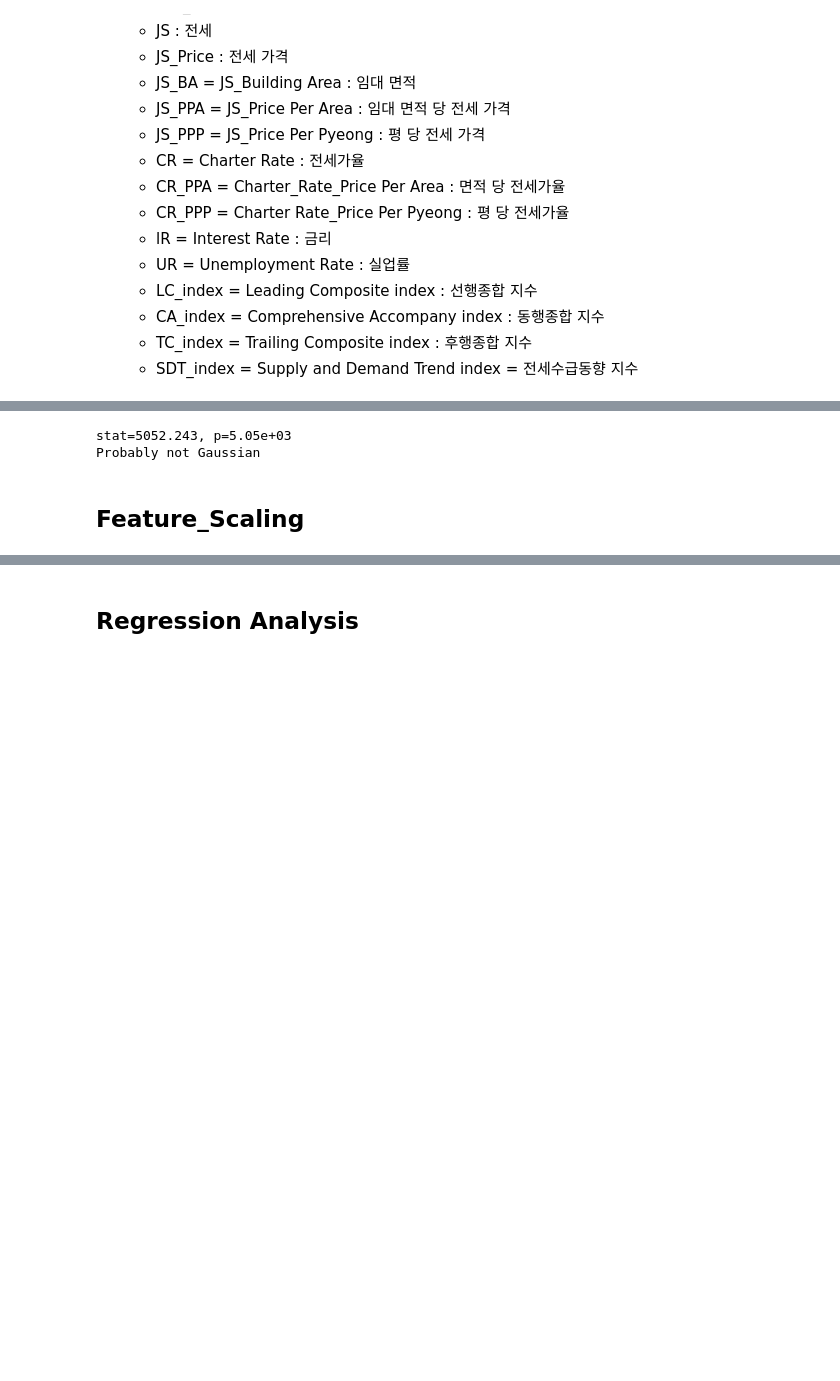
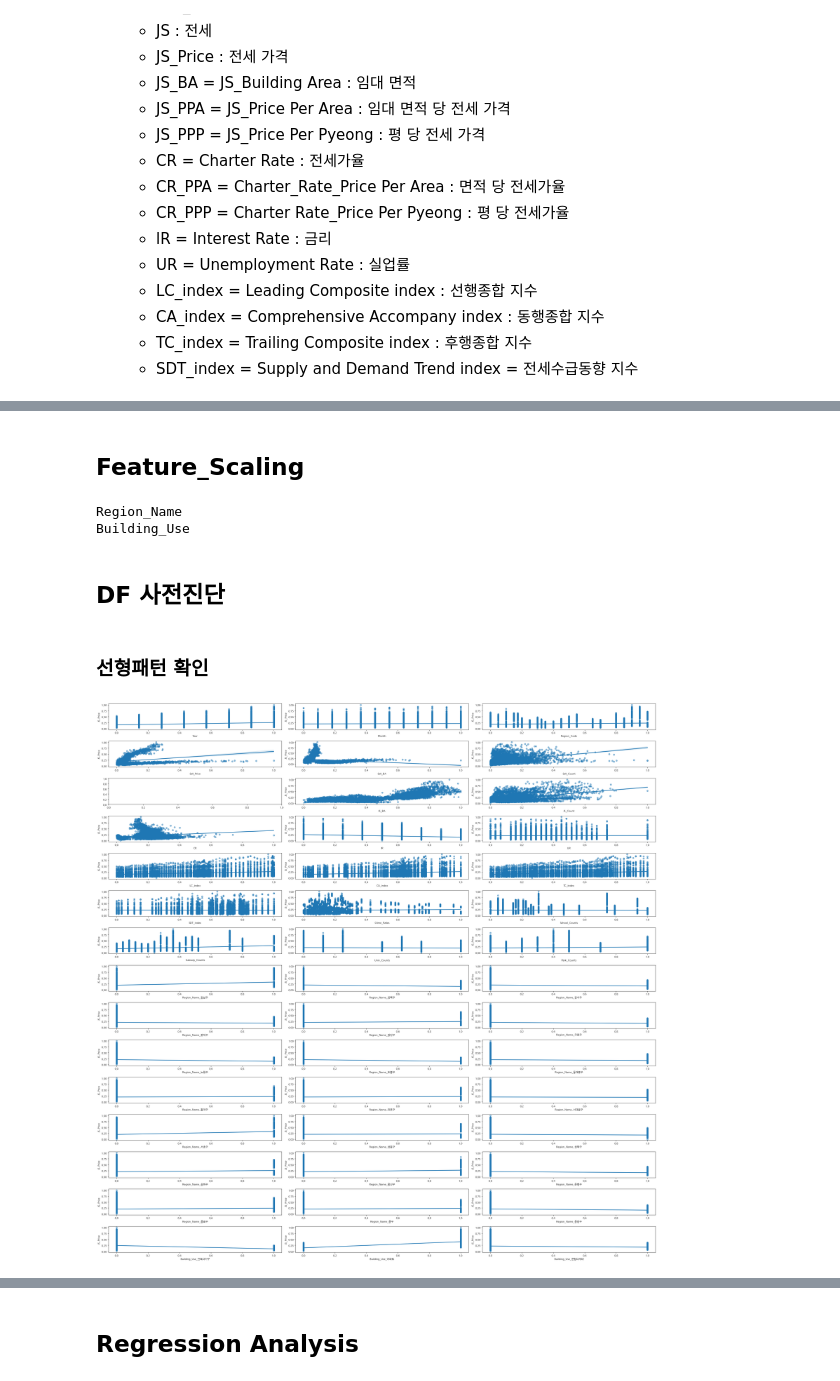
Before and after one commit to HSYhrae/team3_semi_project, a Jupyter notebook: Regression_analysis_scipy.ipynb, the cells around one changed output, grey strips where cells are left out. Drawn from its saved outputs; the diff is of its cells as text; code cells hidden in the pictures; blank space fills up the shorter version.

```diff
--- a/Regression_analysis_scipy.ipynb
+++ b/Regression_analysis_scipy.ipynb
@@ -42,3 +89,5 @@ df
+# %%
+df.drop('Unnamed: 0', axis=1, inplace=True)
 # %% [markdown]
 ## Categorical:
 
@@ -109,15 +159,3 @@ Index(['Year', 'Month', 'Region_Name', 'Region_Code', 'Building_Use',
       dtype='object')
-# %%
-from scipy.stats import normaltest
-data = df['Sell_PPA']
-stat, p = normaltest(data)
-print('stat={0:.3f}, p={0:.3g}'.format(stat, p))
-if p > 0.05:
-    print('Probably Gaussian')
-else:
-    print('Probably not Gaussian')
-# %% [output]
-stat=5052.243, p=5.05e+03
-Probably not Gaussian
 # %% [markdown]
 ## Feature_Scaling
@@ -136,0 +162,51 @@ X_scaled = scaler.fit_transform(X)
+# %%
+# Min-Max 스케일러 생성
+scaler = MinMaxScaler()
+
+# 정규화할 열 선택 (수치형 데이터만)
+numeric_columns = df.select_dtypes(include=['float', 'int']).columns
+
+# 데이터 정규화
+df[numeric_columns] = scaler.fit_transform(df[numeric_columns])
+# %%
+# 범주형 변수 더미화 함수, 범주형 변수의 범주 레벨 간의 관계가 중요할 시 사용
+def oh_encoding(df):
+    # DataFrame의 복사본을 만듭니다.
+    encoded_df = df.copy()
+    for column in df.columns:
+        if df[column].dtype == object:
+            encoded_df = pd.get_dummies(encoded_df, columns=[column], prefix=column)
+            print(column)
+    return encoded_df
+# %%
+df_encoded = oh_encoding(df)
+# %% [output]
+Region_Name
+Building_Use
+# %% [markdown]
+## DF 사전진단
+# %% [markdown]
+### 선형패턴 확인
+# %%
+count = len(df_encoded.columns) - 1
+col = 3
+
+fig, ax = plt.subplots(nrows=math.ceil(count / col), ncols=col, figsize=(30,30))
+ax = ax.ravel()  # 2D 배열을 1D 배열로 평탄화
+
+# 독립 변수와 종속 변수 간의 선형 관계 확인
+for i, independent_column in enumerate(df_encoded.columns):
+    if independent_column != 'JS_Price':
+        if i < len(ax):  # 인덱스가 배열 크기를 벗어나지 않도록 확인
+            sns.regplot(x=independent_column, y='JS_Price', data=df_encoded, ax=ax[i], scatter_kws={'alpha': 0.5})
+            ax[i].set_xlabel(independent_column)
+            ax[i].set_ylabel('JS_Price')
+
+# 남은 subplot 비우기
+for i in range(len(df_encoded.columns), len(ax)):
+    fig.delaxes(ax[i])
+
+plt.tight_layout()
+plt.show()
+# %% [output]
+[figure, added]
```
Also changed, not shown: parts of 37 cells of this notebook, 7 other files.
